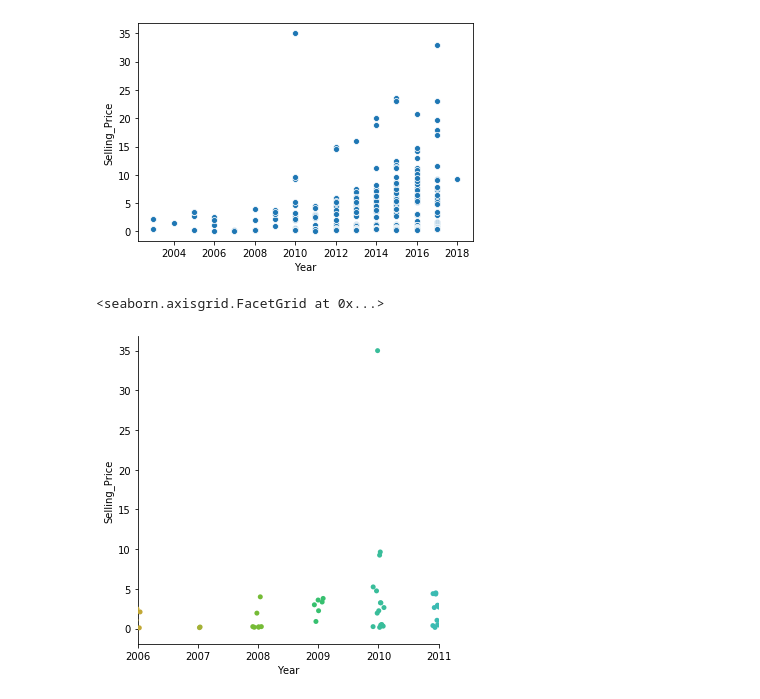
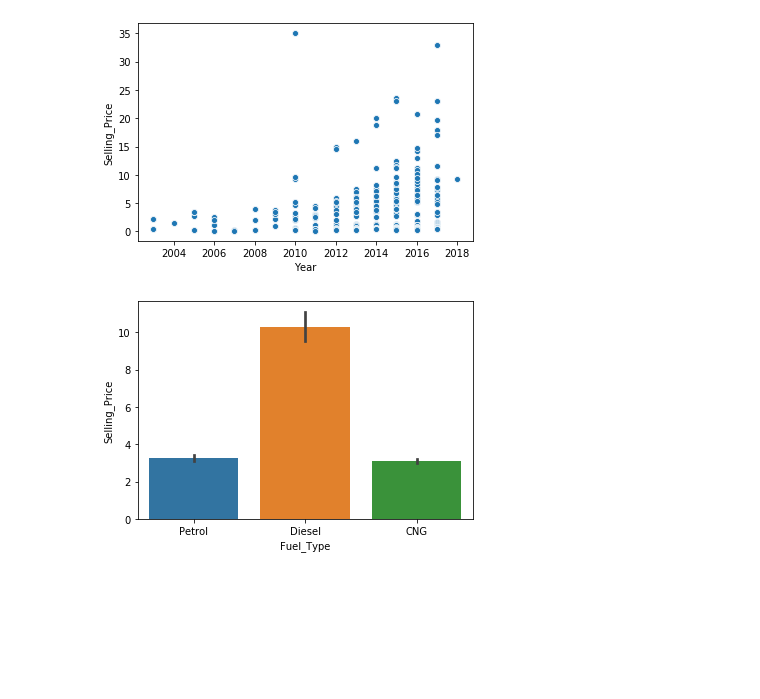
Before and after one commit to ejhb/audit, a Jupyter notebook: 2020-11-02-brief-car/note_booked.ipynb, the cells around one changed output. Saved outputs shown, nothing was run; the diff lists cells and outputs as text; code cells hidden in the pictures; blank space fills up the shorter version.

```diff
--- a/2020-11-02-brief-car/note_booked.ipynb
+++ b/2020-11-02-brief-car/note_booked.ipynb
@@ -150,6 +150,6 @@ df2 = df['Kms_Driven'].mean
 # %%
-ax = sns.catplot(x='Year', y='Selling_Price', data=df)
-ax.set(xlim=(3, 8))
+
+ax = sns.barplot(x='Fuel_Type', y='Selling_Price', data=df)
+# ax.set(xlim=(10,40))
 # %% [output]
-<seaborn.axisgrid.FacetGrid at 0x...>
-[figure, old version]
+[figure, new version]
```
Also changed, not shown: parts of 6 cells of this notebook.
